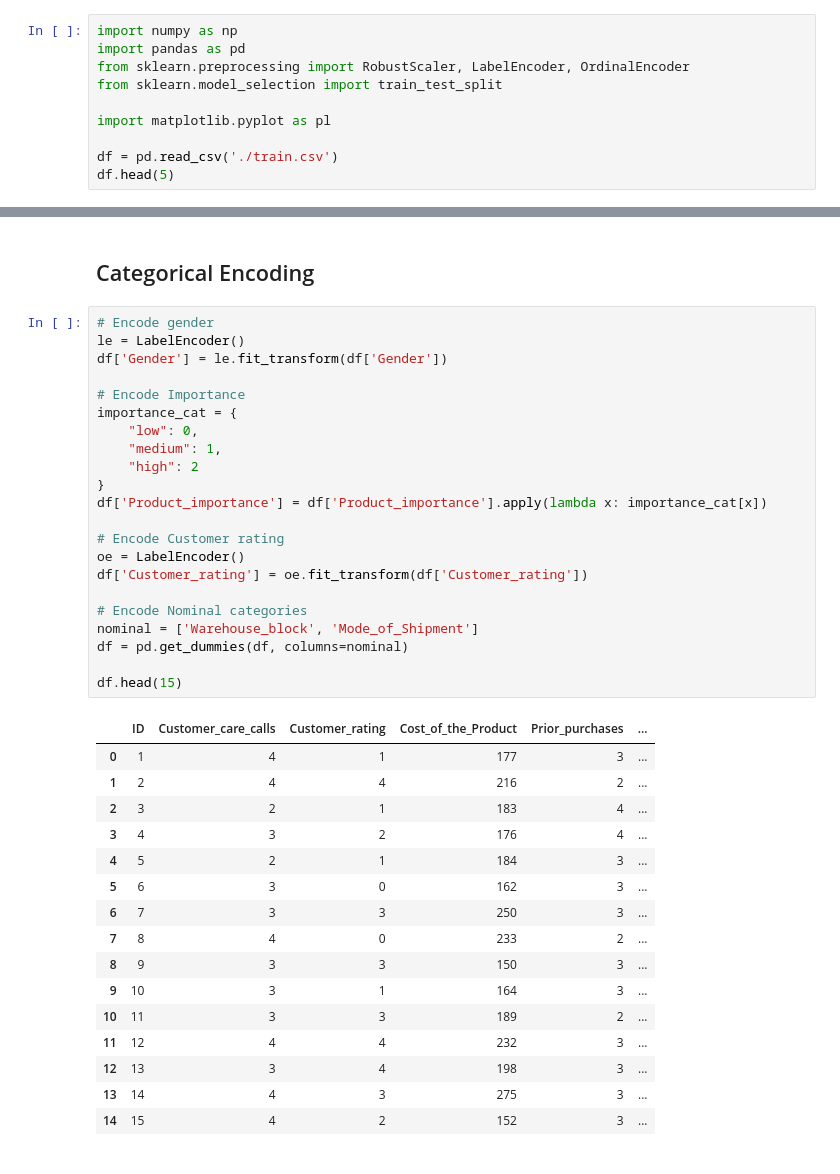
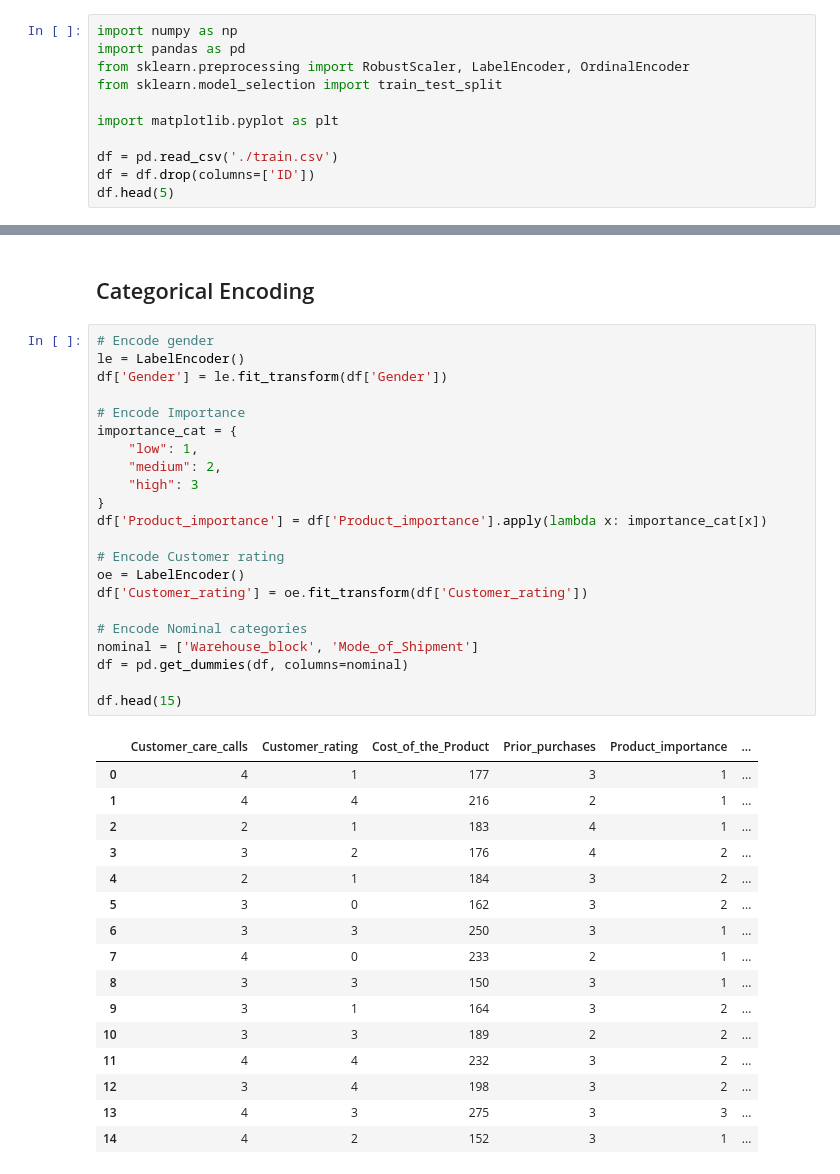
Before and after one commit to Jorgelmh/E-commerce-DM, a Jupyter notebook: Data Processing.ipynb, the cells around one changed output, grey strips where cells are left out. Saved outputs shown, nothing was run; the diff lists cells and outputs as text.

```diff
--- a/Data Processing.ipynb
+++ b/Data Processing.ipynb
@@ -29,8 +27,9 @@ import pandas as pd
 from sklearn.preprocessing import RobustScaler, LabelEncoder, OrdinalEncoder
 from sklearn.model_selection import train_test_split
 
-import matplotlib.pyplot as pl
+import matplotlib.pyplot as plt
 
 df = pd.read_csv('./train.csv')
+df = df.drop(columns=['ID'])
 df.head(5)
 # %% [output]
@@ -50,39 +48,39 @@ numerical_columns = ['Customer_care_calls', 'Cost_of_the_Product', 'Prior_purcha
 # %%
 # Encode gender
 le = LabelEncoder()
 df['Gender'] = le.fit_transform(df['Gender'])
 
 # Encode Importance
 importance_cat = {
-    "low": 0,
-    "medium": 1,
-    "high": 2
+    "low": 1,
+    "medium": 2,
+    "high": 3
 }
 df['Product_importance'] = df['Product_importance'].apply(lambda x: importance_cat[x])
 
 # Encode Customer rating
 oe = LabelEncoder()
 df['Customer_rating'] = oe.fit_transform(df['Customer_rating'])
 
 # Encode Nominal categories
 nominal = ['Warehouse_block', 'Mode_of_Shipment']
 df = pd.get_dummies(df, columns=nominal)
 
 df.head(15)
 # %% [output]
-|  | ID | Customer_care_calls | Customer_rating | Cost_of_the_Product | Prior_purchases | ... |
-| 0 | 1 | 4 | 1 | 177 | 3 | ... |
-| 1 | 2 | 4 | 4 | 216 | 2 | ... |
-| 2 | 3 | 2 | 1 | 183 | 4 | ... |
-| 3 | 4 | 3 | 2 | 176 | 4 | ... |
-| 4 | 5 | 2 | 1 | 184 | 3 | ... |
-| 5 | 6 | 3 | 0 | 162 | 3 | ... |
-| 6 | 7 | 3 | 3 | 250 | 3 | ... |
-| 7 | 8 | 4 | 0 | 233 | 2 | ... |
-| 8 | 9 | 3 | 3 | 150 | 3 | ... |
-| 9 | 10 | 3 | 1 | 164 | 3 | ... |
-| 10 | 11 | 3 | 3 | 189 | 2 | ... |
-| 11 | 12 | 4 | 4 | 232 | 3 | ... |
-| 12 | 13 | 3 | 4 | 198 | 3 | ... |
-| 13 | 14 | 4 | 3 | 275 | 3 | ... |
-| 14 | 15 | 4 | 2 | 152 | 3 | ... |
+|  | Customer_care_calls | Customer_rating | Cost_of_the_Product | Prior_purchases | Product_importance | ... |
+| 0 | 4 | 1 | 177 | 3 | 1 | ... |
+| 1 | 4 | 4 | 216 | 2 | 1 | ... |
+| 2 | 2 | 1 | 183 | 4 | 1 | ... |
+| 3 | 3 | 2 | 176 | 4 | 2 | ... |
+| 4 | 2 | 1 | 184 | 3 | 2 | ... |
+| 5 | 3 | 0 | 162 | 3 | 2 | ... |
+| 6 | 3 | 3 | 250 | 3 | 1 | ... |
+| 7 | 4 | 0 | 233 | 2 | 1 | ... |
+| 8 | 3 | 3 | 150 | 3 | 1 | ... |
+| 9 | 3 | 1 | 164 | 3 | 2 | ... |
+| 10 | 3 | 3 | 189 | 2 | 2 | ... |
+| 11 | 4 | 4 | 232 | 3 | 2 | ... |
+| 12 | 3 | 4 | 198 | 3 | 2 | ... |
+| 13 | 4 | 3 | 275 | 3 | 3 | ... |
+| 14 | 4 | 2 | 152 | 3 | 1 | ... |
```
Also changed, not shown: parts of 16 cells of this notebook, 4 other files.
